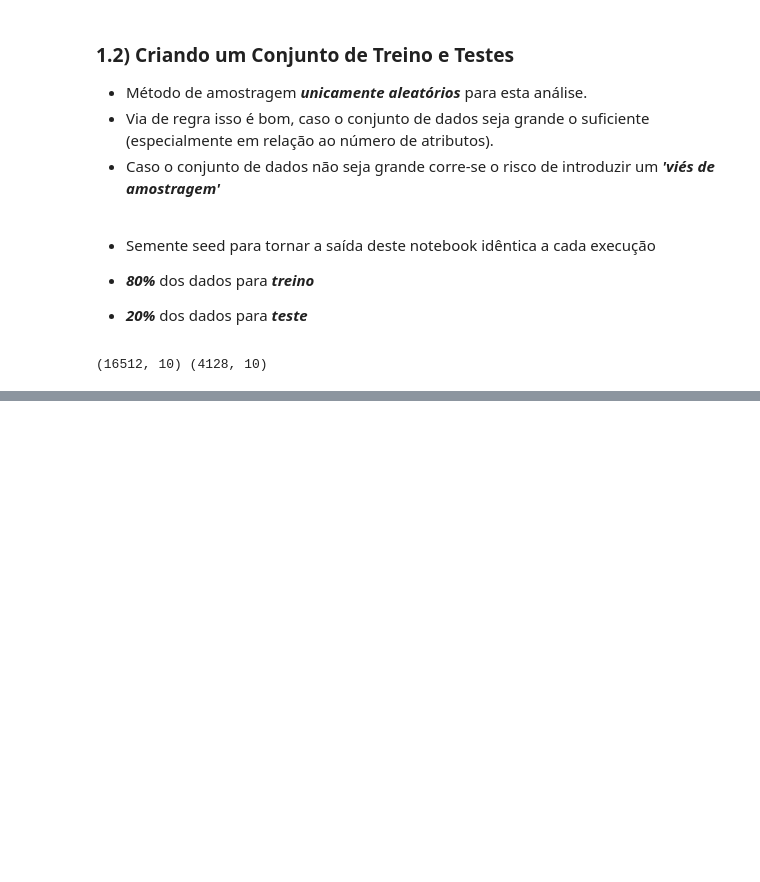
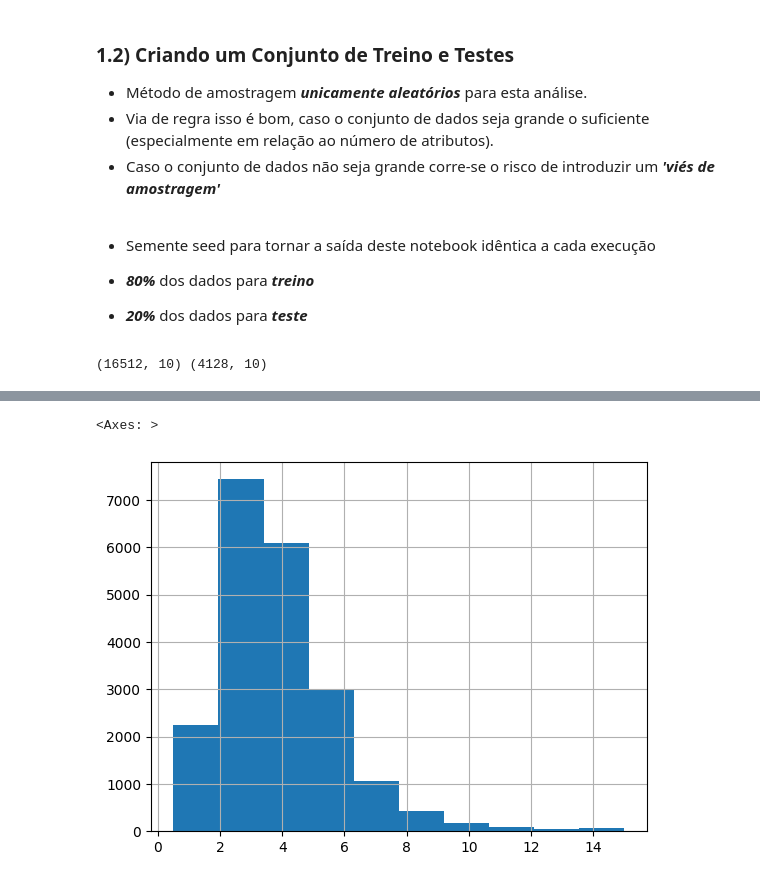
Before and after one commit to TiagoFSGomes/Machine_Learning_Models, a Jupyter notebook: property_price_prediction.ipynb, the cells around one changed output, grey strips where cells are left out. Saved outputs shown, nothing was run; the diff lists cells and outputs as text; code cells hidden in the pictures; blank space fills up the shorter version.

```diff
--- a/property_price_prediction.ipynb
+++ b/property_price_prediction.ipynb
@@ -156,0 +167,5 @@ print(train_set.shape, test_set.shape)
+# %%
+df["median_income"].hist()
+# %% [output]
+<Axes: >
+[figure, added]
```
Also changed, not shown: parts of 10 cells of this notebook.
